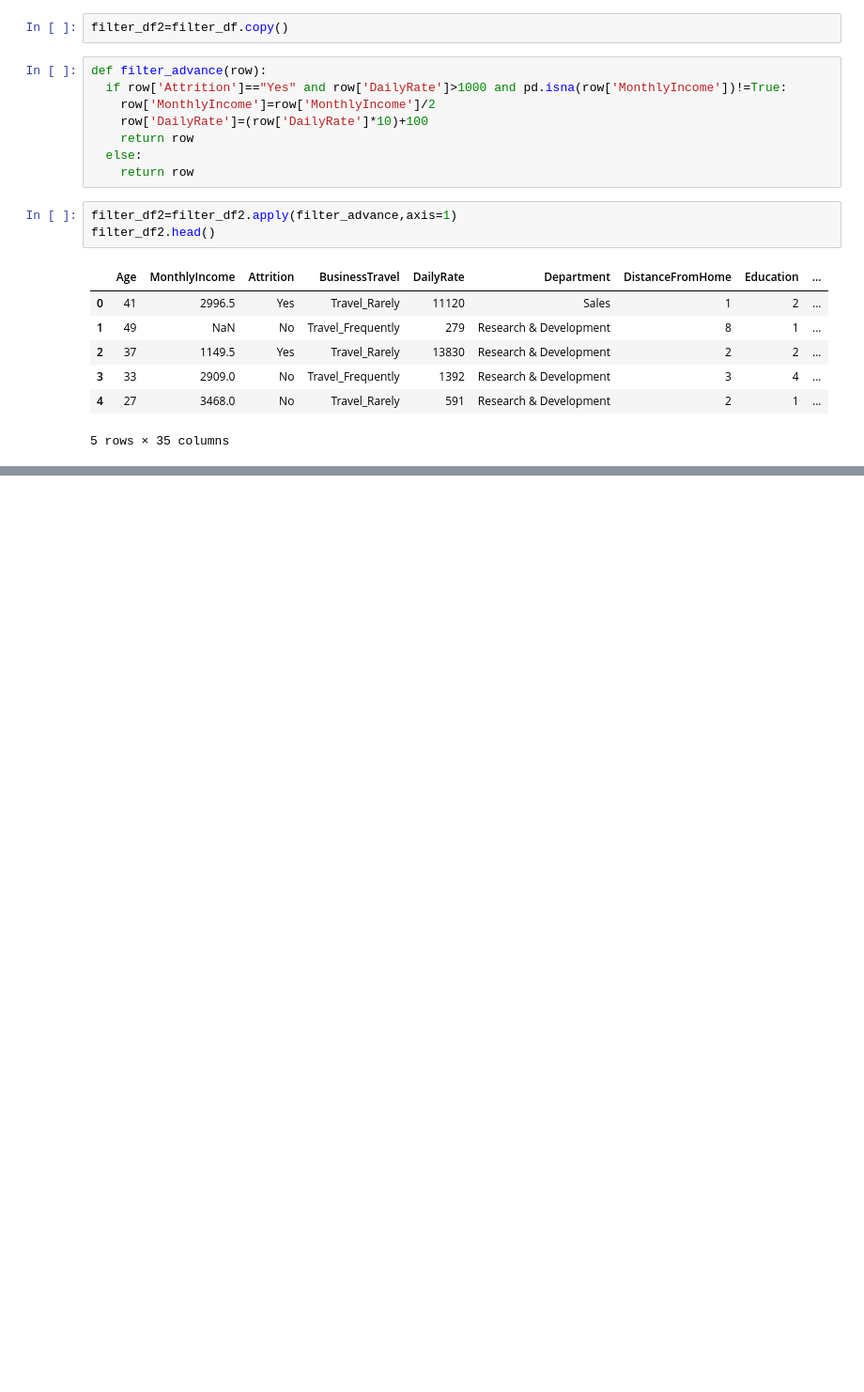
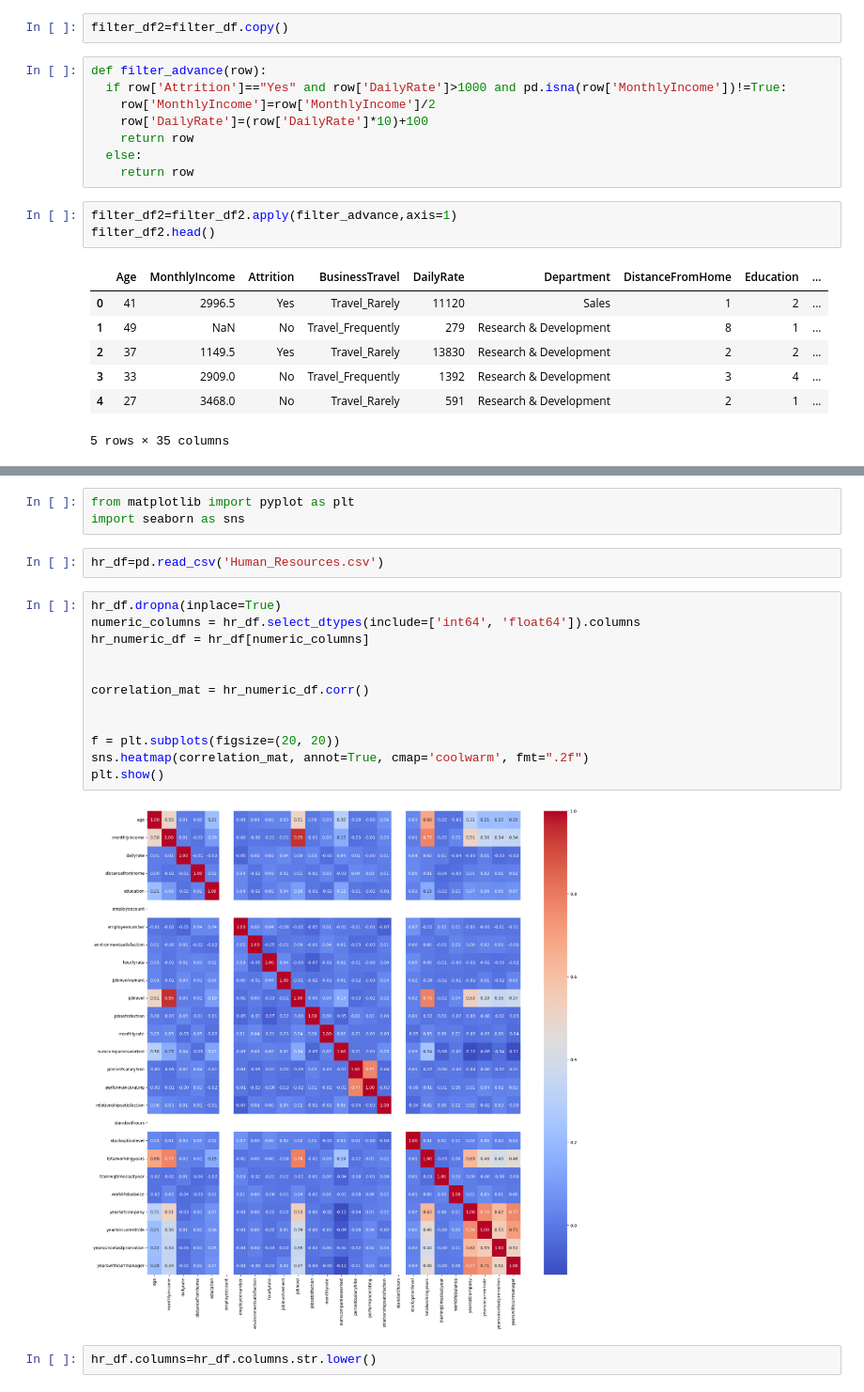
Before and after one commit to caushy-git/Analysis, a Jupyter notebook: hr.ipynb, the cells around one changed output, grey strips where cells are left out. Shown at 94% size. Cells and saved outputs as stored; diff of their text form; blank space fills up the shorter version.

```diff
--- a/hr.ipynb
+++ b/hr.ipynb
@@ -444,0 +466,21 @@ filter_df2.head()
+# %%
+from matplotlib import pyplot as plt
+import seaborn as sns
+# %%
+hr_df=pd.read_csv('Human_Resources.csv')
+# %%
+hr_df.dropna(inplace=True)
+numeric_columns = hr_df.select_dtypes(include=['int64', 'float64']).columns
+hr_numeric_df = hr_df[numeric_columns]
+
+
+correlation_mat = hr_numeric_df.corr()
+
+
+f = plt.subplots(figsize=(20, 20))
+sns.heatmap(correlation_mat, annot=True, cmap='coolwarm', fmt=".2f")
+plt.show()
+# %% [output]
+[figure, added]
+# %%
+hr_df.columns=hr_df.columns.str.lower()
```
Also changed, not shown: parts of 1 cell of this notebook.
